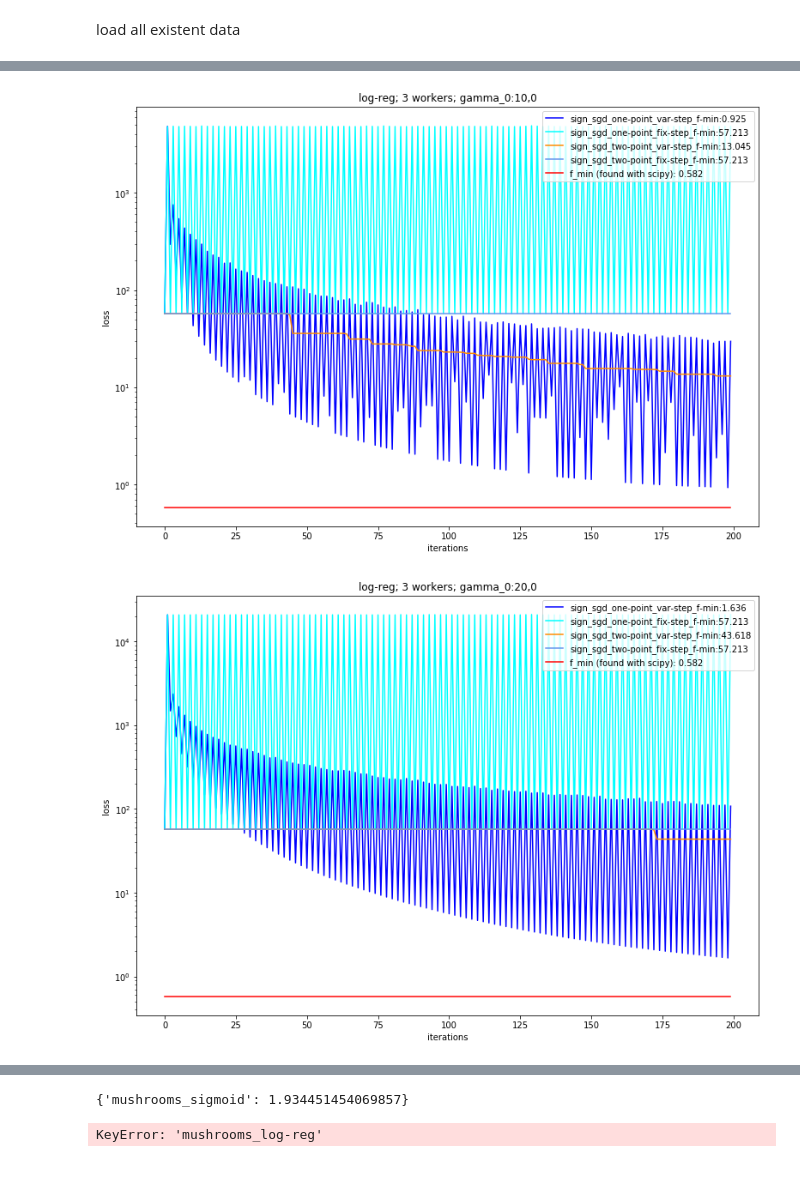
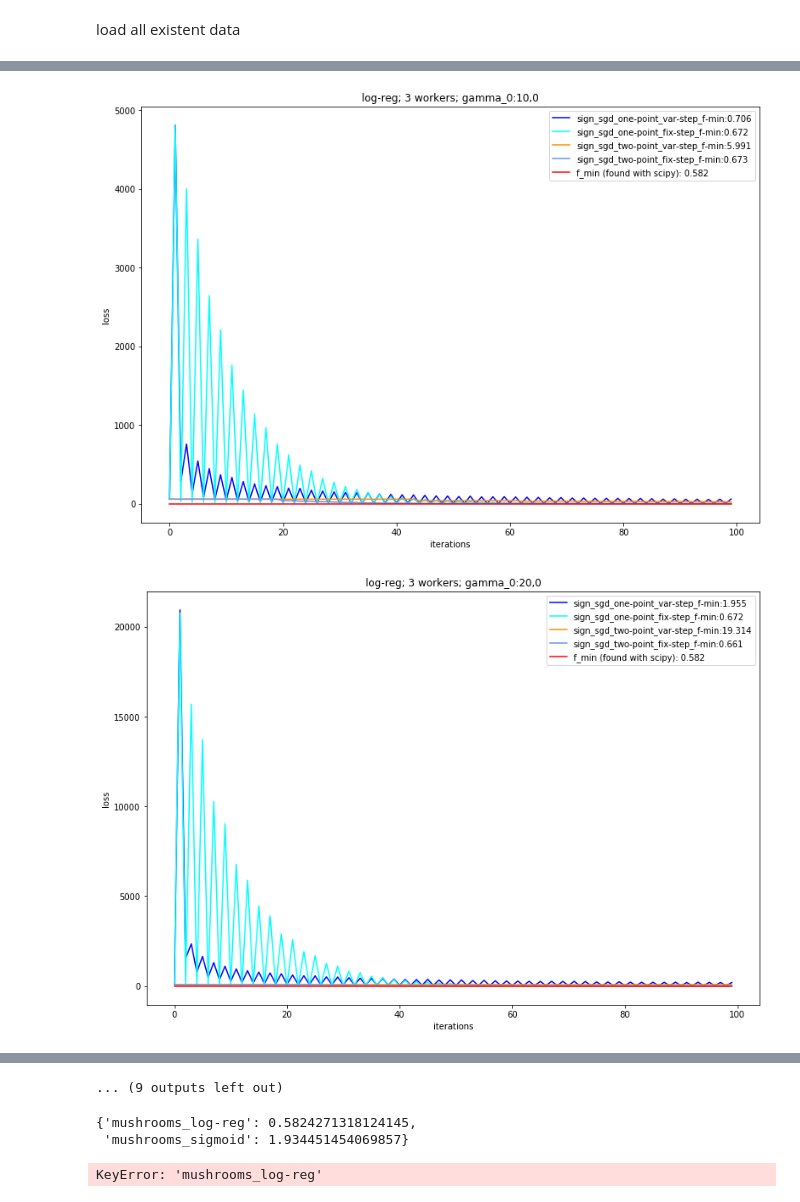
Before and after one commit to IgorSokoloff/neurips_sign_sgd_paper, a Jupyter notebook: sign_sgd/Processing.ipynb, the cells around one changed output, grey strips where cells are left out. Saved outputs shown, nothing was run; the diff lists cells and outputs as text; code cells hidden in the pictures; blank space fills up the shorter version.

Commit message:
stable and ready versions of experiments and processing ipynb file

```diff
--- a/sign_sgd/Processing.ipynb
+++ b/sign_sgd/Processing.ipynb
@@ -54,10 +54,14 @@ from sigmoid_functions import *
 # %%
 upd_option_ar = ["one-point", "two-point"]
 step_type_ar = ["var-step", "fix-step"]
+#loss_func_ar = ["log-reg", "sigmoid"]
+loss_func_ar = ["log-reg"]
+#loss_func_ar = ["sigmoid"]
 gamma_0_ar = [0.1, 0.5, 1, 2, 5, 10, 20]
 
-for i, (upd_option, step_type, gamma_0) in enumerate(itertools.product (upd_option_ar, step_type_ar, gamma_0_ar)):
-    print ("mpirun -n 4 python3 sign_sgd_majority.py --upd_option {0} --loss_func log-reg --step_type {1} --max_it 200 --gamma_0 {2} &&".format(upd_option,
+for i, (upd_option, loss_func, step_type, gamma_0) in enumerate(itertools.product (upd_option_ar, loss_func_ar, step_type_ar, gamma_0_ar)):
+    print ("mpirun -n 4 python3 sign_sgd_majority.py --upd_option {0} --loss_func {1} --step_type {2} --max_it 500 --gamma_0 {3} &&".format(upd_option,
+                                                                                                                                            loss_func,
                                                                                                                                               step_type,
                                                                                                                                           gamma_0))
 # %% [output]
@@ -172,50 +176,54 @@ itertools.product (experiment_name_ar, dataset_ar, loss_func_ar, upd_option_ar,
 
 experiment_name_ar = ["sign_sgd_majority"]
 dataset_ar = ["mushrooms"]
+
 loss_func_ar = ["log-reg"]
+#loss_func_ar = ["sigmoid"]
+
 upd_option_ar = ["one-point", "two-point"]
 step_type_ar = ["var-step", "fix-step"]
 n_workers_ar = [3]
 gamma_0_ar = [0.1, 0.5, 1.0, 2.0, 5.0, 10.0, 20.0]
 batch_ar = [1]
 colors = ['blue', 'aqua', 'darkorange', 'cornflowerblue', 'red']
-n_iter = 200
 
-#plt.plot(its_ar[:np.argmin (loss_ar)], loss_ar[:np.argmin (loss_ar)], color=color, label=str(label_ar[0]))
-for gamma_0 in  gamma_0_ar:
-    for i, (experiment_name, dataset, loss_func, upd_option, step_type, n_workers, batch) in \
-    enumerate(itertools.product (experiment_name_ar, dataset_ar, loss_func_ar, upd_option_ar, step_type_ar, n_workers_ar,batch_ar)):
-        experiment = '{0}_{1}_{2}_{3}_{4}_{5}_{6}'.format(experiment_name, upd_option,loss_func, step_type, n_workers, myrepr(gamma_0), batch)
+n_iter_ar = [100,200,500]
+for n_iter in n_iter_ar:
+    #plt.plot(its_ar[:np.argmin (loss_ar)], loss_ar[:np.argmin (loss_ar)], color=color, label=str(label_ar[0]))
+    for gamma_0 in  gamma_0_ar:
+        for i, (experiment_name, dataset, loss_func, upd_option, step_type, n_workers, batch) in \
+        enumerate(itertools.product (experiment_name_ar, dataset_ar, loss_func_ar, upd_option_ar, step_type_ar, n_workers_ar,batch_ar)):
+            experiment = '{0}_{1}_{2}_{3}_{4}_{5}_{6}'.format(experiment_name, upd_option,loss_func, step_type, n_workers, myrepr(gamma_0), batch)
 
-        id_str = "{0}_{1}".format(dataset, experiment)
-        id_func = "{0}_{1}".format(dataset, loss_func)
-        id_label = "{0}_{1}_{2}".format(experiment_name_short, upd_option, step_type)
+            id_str = "{0}_{1}".format(dataset, experiment)
+            id_func = "{0}_{1}".format(dataset, loss_func)
+            id_label = "{0}_{1}_{2}".format(experiment_name_short, upd_option, step_type)
 
-        if  ((id_str in its_ar) and id_str in loss_ar):
+            if  ((id_str in its_ar) and id_str in loss_ar):
+                if n_iter is None:
+                    plt.plot(its_ar[id_str], loss_ar[id_str], color=colors[i], label= label_ar[id_label] + "_f-min:{0}".format(round(np.min(loss_ar[id_str]), 3))  )
+                else:
+                    plt.plot(its_ar[id_str][:n_iter], loss_ar[id_str][:n_iter], color=colors[i], label= label_ar[id_label] + "_f-min:{0}".format(round(np.min(loss_ar[id_str]), 3))  )
+
+        if ((id_str in its_ar) and id_func in f_min_ar):
             if n_iter is None:
-                plt.plot(its_ar[id_str], loss_ar[id_str], color=colors[i], label= label_ar[id_label] + "_f-min:{0}".format(round(np.min(loss_ar[id_str]), 3))  )
+                plt.plot(its_ar[id_str], ([f_min_ar[id_func]]*its_ar[id_str].shape[0]), color='red', label="f_min (found with scipy): {0}".format(round(f_min_ar[id_func], 3)))
             else:
-                plt.plot(its_ar[id_str][:n_iter], loss_ar[id_str][:n_iter], color=colors[i], label= label_ar[id_label] + "_f-min:{0}".format(round(np.min(loss_ar[id_str]), 3))  )
+                plt.plot(its_ar[id_str][:n_iter], ([f_min_ar[id_func]]*its_ar[id_str].shape[0])[:n_iter], color='red', label="f_min (found with scipy): {0}".format(round(f_min_ar[id_func], 3)))
 
-    if ((id_str in its_ar) and id_func in f_min_ar):
+        plt.rcParams["figure.figsize"] = [13,9]
+        plt.ylabel('loss')
+        plt.xlabel('iterations')
+        #plt.yscale('log')
+
+        title = '{0}; {1} workers; gamma_0:{2}'.format( loss_func, n_workers, myrepr(gamma_0) )
+        plt.title(title)
+        plt.legend(loc="upper right")
         if n_iter is None:
-            plt.plot(its_ar[id_str], ([f_min_ar[id_func]]*its_ar[id_str].shape[0]), color='red', label="f_min (found with scipy): {0}".format(round(f_min_ar[id_func], 3)))
+            plt.savefig(plot_path + "{0}; {1} workers; {2} gamma_0; {3} n_iter .pdf".format(loss_func, n_workers, myrepr(gamma_0), its_ar[id_str].shape[0]))
         else:
-            plt.plot(its_ar[id_str][:n_iter], ([f_min_ar[id_func]]*its_ar[id_str].shape[0])[:n_iter], color='red', label="f_min (found with scipy): {0}".format(round(f_min_ar[id_func], 3)))
-
-    plt.rcParams["figure.figsize"] = [13,9]
-    plt.ylabel('loss')
-    plt.xlabel('iterations')
-    plt.yscale('log')
-
-    title = '{0}; {1} workers; gamma_0:{2}'.format( loss_func, n_workers, myrepr(gamma_0) )
-    plt.title(title)
-    plt.legend(loc="upper right")
-    if n_iter is None:
-        plt.savefig(plot_path + "{0}; {1} workers; {2} gamma_0; {3} n_iter .pdf".format(loss_func, n_workers, myrepr(gamma_0), its_ar[id_str].shape[0]))
-    else:
-        plt.savefig(plot_path + "{0}; {1} workers; {2} gamma_0; {3} n_iter .pdf".format(loss_func, n_workers, myrepr(gamma_0), n_iter))
-    plt.show()
+            plt.savefig(plot_path + "{0}; {1} workers; {2} gamma_0; {3} n_iter .pdf".format(loss_func, n_workers, myrepr(gamma_0), n_iter))
+        plt.show()
 
 
 #plt.plot()
@@ -228,2 +236,2 @@ for gamma_0 in  gamma_0_ar:
-[figure, old version]
+[figure, new version]
-[figure, old version]
+[figure, new version]
@@ -230,7 +243,9 @@ for gamma_0 in  gamma_0_ar:
+... (9 outputs left out)
 # %%
 f_min_ar
 # %% [output]
-{'mushrooms_sigmoid': 1.934451454069857}
+{'mushrooms_log-reg': 0.5824271318124145,
+ 'mushrooms_sigmoid': 1.934451454069857}
 # %%
 f_min_ar[id_func]
 # %% [output]
```
Also changed, not shown: parts of 5 cells of this notebook, 1 other file.
